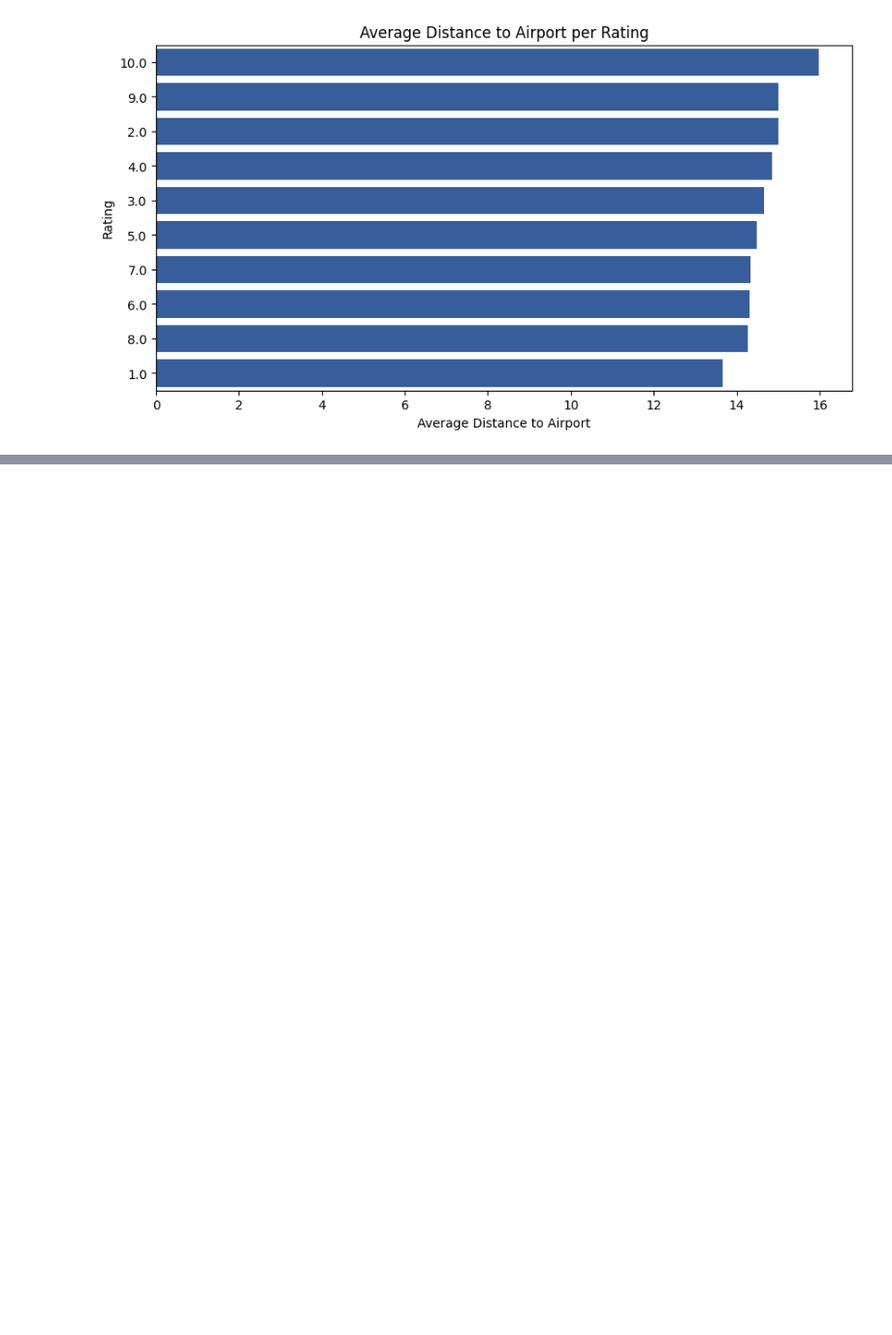
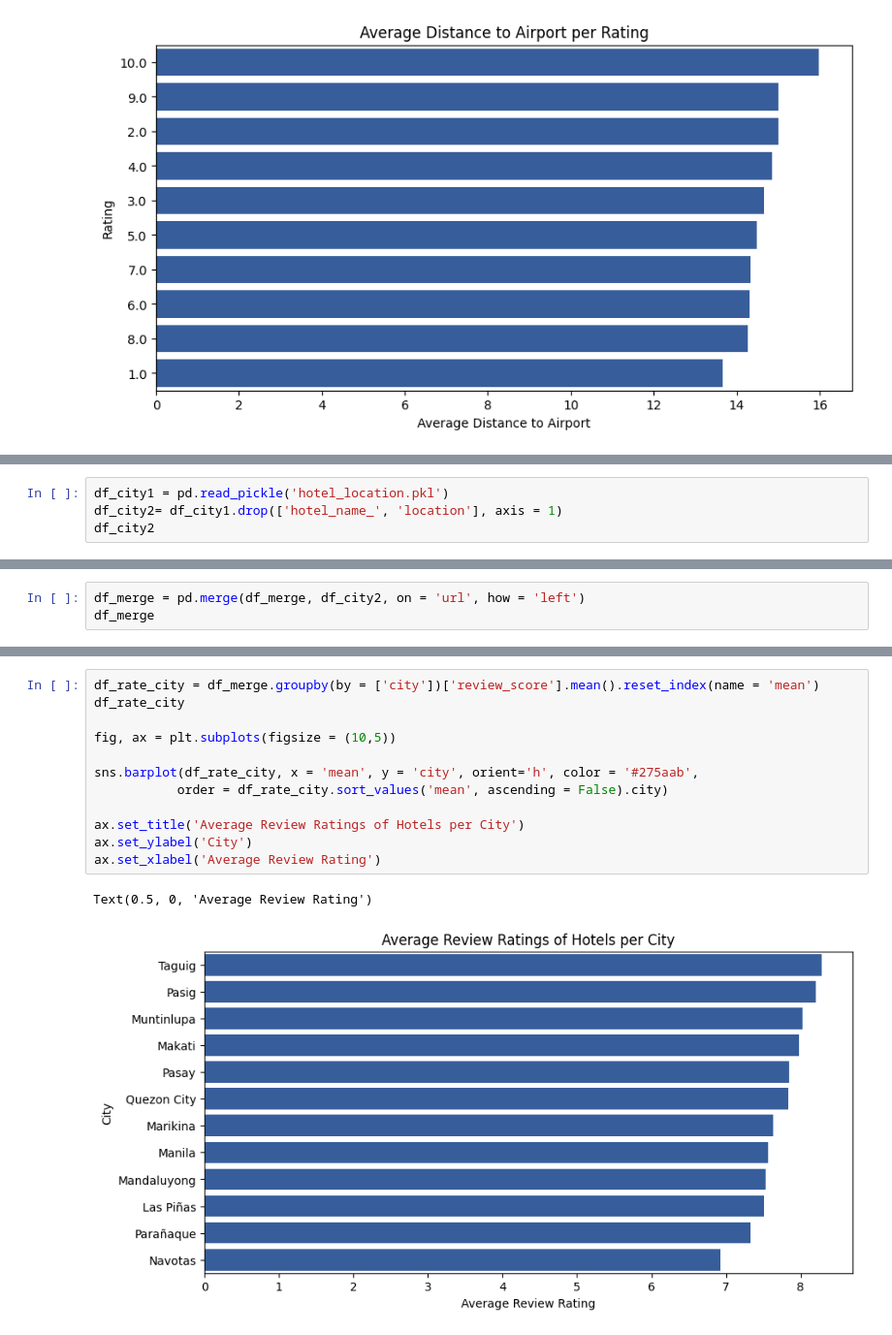
Before and after one commit to ejmasuncion/dsf10_capstone, a Jupyter notebook: eda/location_review_eda.ipynb, the cells around one changed output, grey strips where cells are left out. Shown: that part at 97% size. Cells and saved outputs as stored; diff of their text form; blank space fills up the shorter version.

Commit message:
eda and dataset for location and surroundings

```diff
--- a/eda/location_review_eda.ipynb
+++ b/eda/location_review_eda.ipynb
@@ -141,0 +192,4 @@ Text(0.5, 0, 'Average Distance to Airport')
+# %%
+df_city1 = pd.read_pickle('hotel_location.pkl')
+df_city2= df_city1.drop(['hotel_name_', 'location'], axis = 1)
+df_city2
@@ -141,0 +210,3 @@ Text(0.5, 0, 'Average Distance to Airport')
+# %%
+df_merge = pd.merge(df_merge, df_city2, on = 'url', how = 'left')
+df_merge
@@ -141,0 +227,15 @@ Text(0.5, 0, 'Average Distance to Airport')
+# %%
+df_rate_city = df_merge.groupby(by = ['city'])['review_score'].mean().reset_index(name = 'mean')
+df_rate_city
+
+fig, ax = plt.subplots(figsize = (10,5))
+
+sns.barplot(df_rate_city, x = 'mean', y = 'city', orient='h', color = '#275aab',
+           order = df_rate_city.sort_values('mean', ascending = False).city)
+
+ax.set_title('Average Review Ratings of Hotels per City')
+ax.set_ylabel('City')
+ax.set_xlabel('Average Review Rating')
+# %% [output]
+Text(0.5, 0, 'Average Review Rating')
+[figure, added]
```
Also changed, not shown: parts of 13 cells of this notebook, 1 other file.
